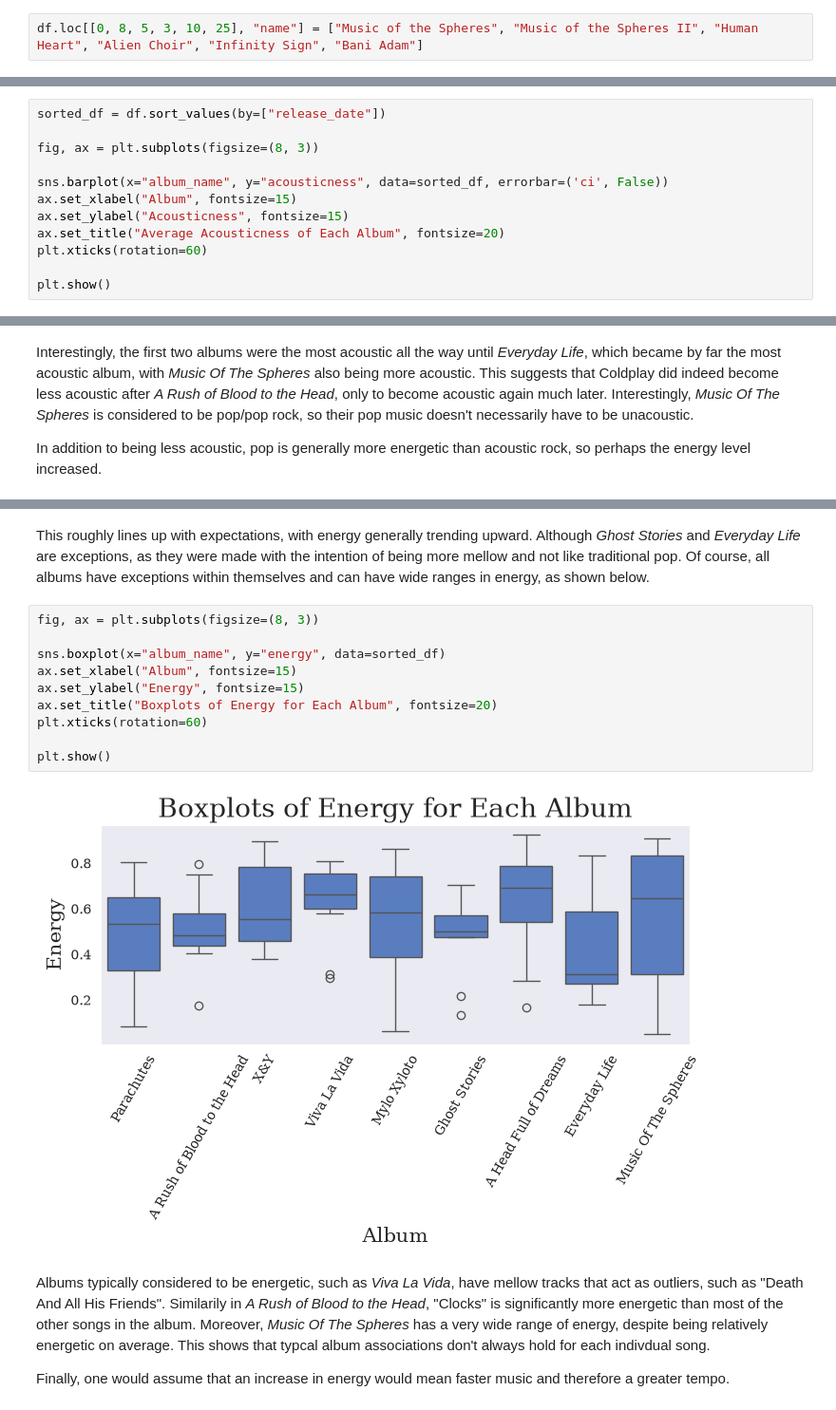
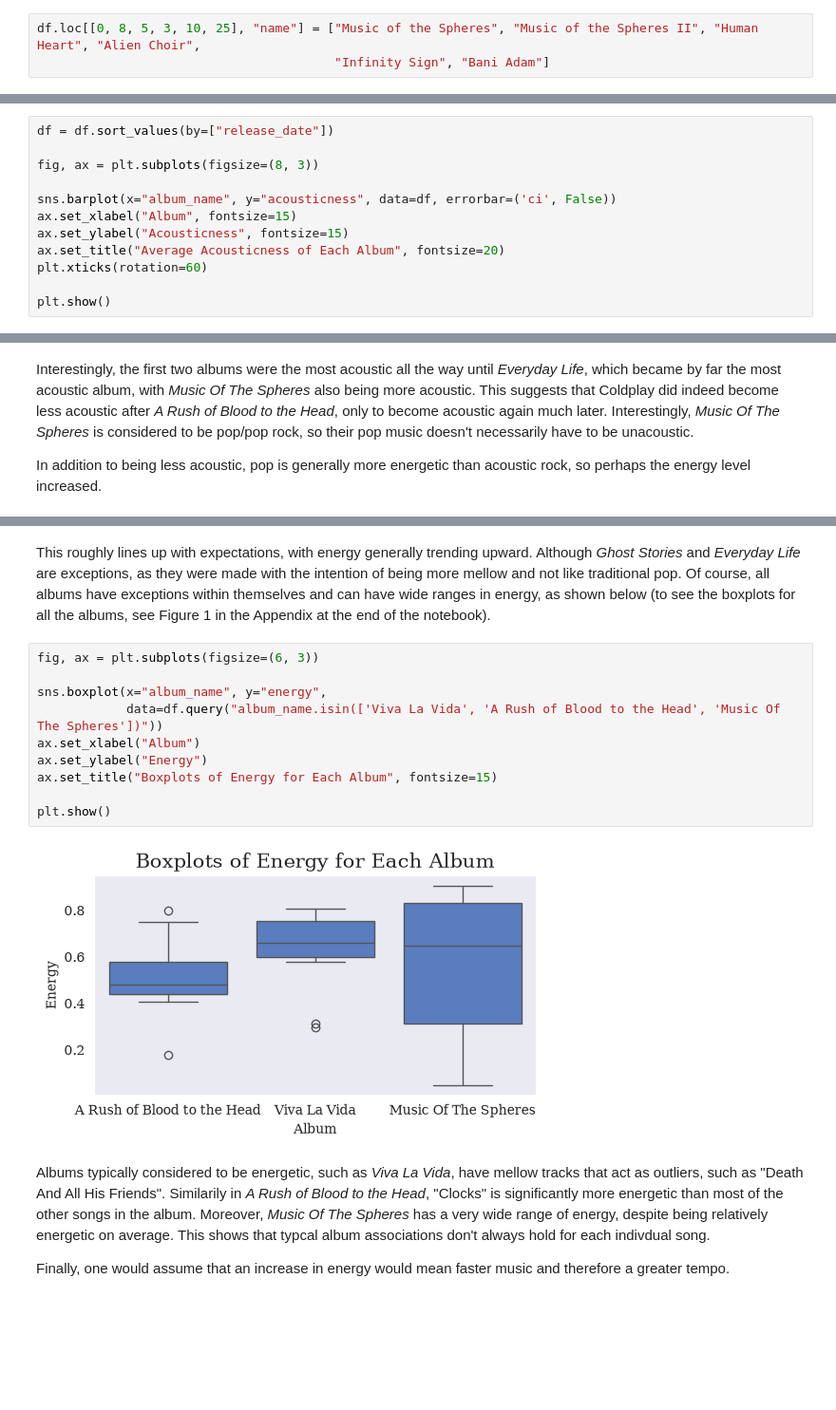
Before and after one commit to Dworlock11/Coldplay-Music-Analysis, a Jupyter notebook: notebooks/Analysis.ipynb, the cells around one changed output, grey strips where cells are left out. Shown at 95% size. Drawn from its saved outputs; the diff is of its cells as text; blank space fills up the shorter version.

```diff
--- a/notebooks/Analysis.ipynb
+++ b/notebooks/Analysis.ipynb
@@ -212,5 +194,6 @@ Name: name, dtype: str
 # %% [markdown]
 The actual names of the songs would be more helpful, so they will be individually replaced.
 # %%
-df.loc[[0, 8, 5, 3, 10, 25], "name"] = ["Music of the Spheres", "Music of the Spheres II", "Human Heart", "Alien Choir", "Infinity Sign", "Bani Adam"]
+df.loc[[0, 8, 5, 3, 10, 25], "name"] = ["Music of the Spheres", "Music of the Spheres II", "Human Heart", "Alien Choir",
+                                        "Infinity Sign", "Bani Adam"]
 # %%
@@ -304,11 +289,11 @@ Coldplay has amassed a diverse discography over the years spanning both rock and
 
 Firstly, their first two albums are considered acoustic rock, while the albums later started to use more electronic instrumentation that is characteristic of pop.
 # %%
-sorted_df = df.sort_values(by=["release_date"])
+df = df.sort_values(by=["release_date"])
 
 fig, ax = plt.subplots(figsize=(8, 3))
 
-sns.barplot(x="album_name", y="acousticness", data=sorted_df, errorbar=('ci', False))
+sns.barplot(x="album_name", y="acousticness", data=df, errorbar=('ci', False))
 ax.set_xlabel("Album", fontsize=15)
 ax.set_ylabel("Acousticness", fontsize=15)
 ax.set_title("Average Acousticness of Each Album", fontsize=20)
@@ -334,19 +319,19 @@ plt.show()
 # %% [output]
 [figure]
 # %% [markdown]
-This roughly lines up with expectations, with energy generally trending upward. Although *Ghost Stories* and *Everyday Life* are exceptions, as they were made with the intention of being more mellow and not like traditional pop. Of course, all albums have exceptions within themselves and can have wide ranges in energy, as shown below.
+This roughly lines up with expectations, with energy generally trending upward. Although *Ghost Stories* and *Everyday Life* are exceptions, as they were made with the intention of being more mellow and not like traditional pop. Of course, all albums have exceptions within themselves and can have wide ranges in energy, as shown below (to see the boxplots for all the albums, see Figure 1 in the Appendix at the end of the notebook).
 # %%
-fig, ax = plt.subplots(figsize=(8, 3))
+fig, ax = plt.subplots(figsize=(6, 3))
 
-sns.boxplot(x="album_name", y="energy", data=sorted_df)
-ax.set_xlabel("Album", fontsize=15)
-ax.set_ylabel("Energy", fontsize=15)
-ax.set_title("Boxplots of Energy for Each Album", fontsize=20)
-plt.xticks(rotation=60)
+sns.boxplot(x="album_name", y="energy",
+            data=df.query("album_name.isin(['Viva La Vida', 'A Rush of Blood to the Head', 'Music Of The Spheres'])"))
+ax.set_xlabel("Album")
+ax.set_ylabel("Energy")
+ax.set_title("Boxplots of Energy for Each Album", fontsize=15)
 
 plt.show()
 # %% [output]
-[figure, old version]
+[figure, new version]
 # %% [markdown]
 Albums typically considered to be energetic, such as *Viva La Vida*, have mellow tracks that act as outliers, such as "Death And All His Friends". Similarily in *A Rush of Blood to the Head*, "Clocks" is significantly more energetic than most of the other songs in the album. Moreover, *Music Of The Spheres* has a very wide range of energy, despite being relatively energetic on average. This shows that typcal album associations don't always hold for each indivdual song.
 
```
Also changed, not shown: parts of 49 cells of this notebook, 2 other files.
